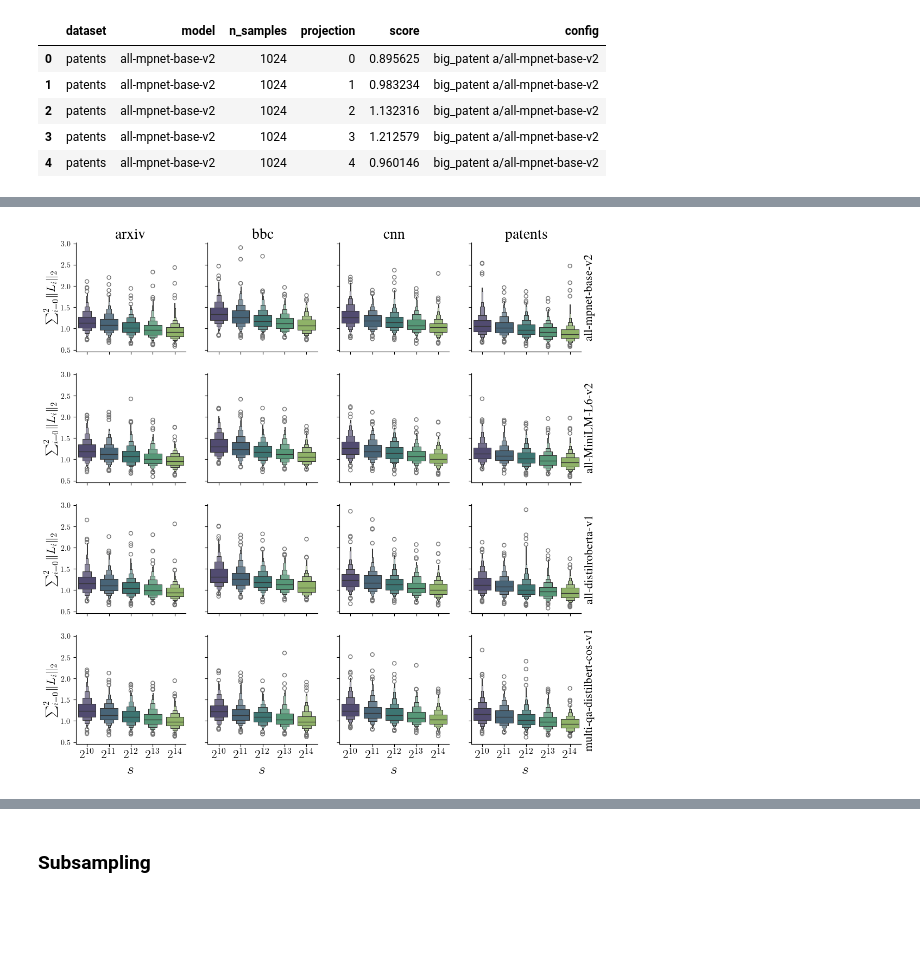
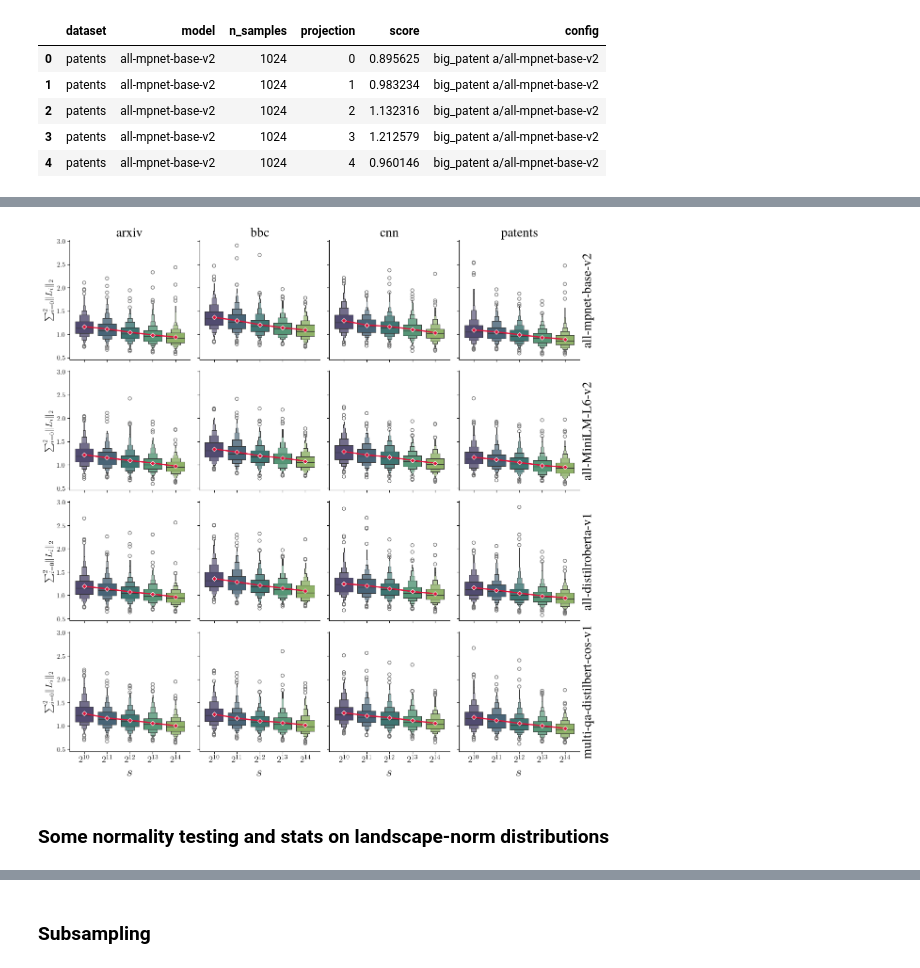
Before and after one commit to aidos-lab/Presto, a Jupyter notebook: notebooks/presto_test.ipynb, the cells around one changed output, grey strips where cells are left out. Saved outputs shown, nothing was run; the diff lists cells and outputs as text; code cells hidden in the pictures; blank space fills up the shorter version.

Commit message:
more plotting code

```diff
--- a/notebooks/presto_test.ipynb
+++ b/notebooks/presto_test.ipynb
@@ -196,9 +196,9 @@ melted_df = melted_df.sort_index()[sorted(melted_df.columns)]
 import scipy.spatial as sp, scipy.cluster.hierarchy as hc
 # %%
 method = "ward"
-metric = "euclidean"
+metric_ = "euclidean"
 # %%
-linkage = hc.linkage(sp.distance.squareform(melted_df), method=method, metric=metric)
+linkage = hc.linkage(sp.distance.squareform(melted_df), method=method, metric=metric_)
 sns.clustermap(melted_df, row_linkage=linkage, col_linkage=linkage, cmap="viridis")
-plt.savefig(f"{paper_figure_path}/effects_dataset_model_clustermap_method-{method}_metric-{metric}.pdf", bbox_inches="tight", transparent=True)
+plt.savefig(f"{paper_figure_path}/effects_dataset_model_clustermap_method-{method}_metric-{metric_}.pdf", bbox_inches="tight", transparent=True)
 # %% [output]
@@ -288,19 +299,24 @@ all_norms_df.head()
 # %%
 fig, ax = plt.subplots(len(datasets),len(models), figsize=(len(models) * 3, len(datasets) * 3), sharey=True, sharex=True)
 for idx, model in enumerate(sorted_models):
     for idx2,dataset in enumerate(sorted_datasets):
         sns.boxenplot(data=all_norms_df.query("model == @model and dataset == @dataset"), x="n_samples", y="score", ax=ax[idx][idx2], palette="viridis",
                       saturation=0.5,
                       legend=False if idx != 3 else True)
+        sns.lineplot(x=[0,1,2,3,4], y=all_norms_df.query("model == @model and dataset == @dataset").groupby("n_samples").agg(dict(score="mean")).score,
+                     ax=ax[idx][idx2], marker="D", markersize=5, lw=2, color="crimson")
         ax[0][idx2].set_title(dataset, fontsize=title_fontsize)
     twinx = ax[idx][-1].twinx()
     twinx.set_yticks([])
-    twinx.set_ylabel(model, fontsize=label_fontsize)
+    twinx.set_ylabel(model, fontsize=title_fontsize)
 for axx in ax.ravel():
     axx.set_ylabel(r"$\sum_{i=0}^2\lVert L_i \rVert_2$", fontsize=label_fontsize)
     axx.set_xticklabels([r"$2^{"+str(x)+"}$" for x in range(10,15)],fontsize=label_fontsize)
     axx.set_xlabel("$s$", fontsize=title_fontsize)
 sns.despine(fig)
-plt.savefig(f"{paper_figure_path}/boxen_landscape-norms.pdf", bbox_inches="tight", transparent=True)
+plt.tight_layout()
+#plt.savefig(f"{paper_figure_path}/boxen_landscape-norms.pdf", bbox_inches="tight", transparent=True)
 # %% [output]
-[figure, old version]
+[figure, new version]
+# %% [markdown]
+### Some normality testing and stats on landscape-norm distributions
```
Also changed, not shown: parts of 18 cells of this notebook, 1 other file.
